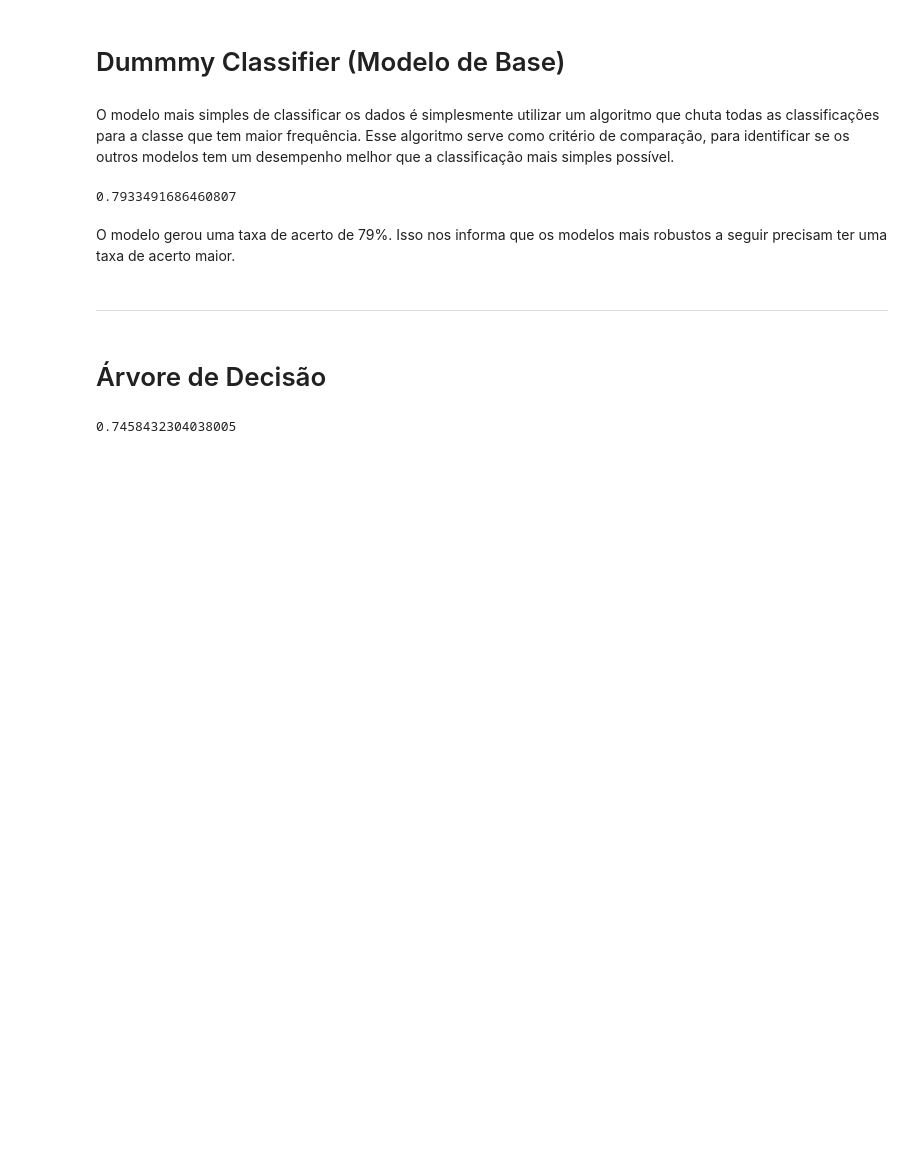
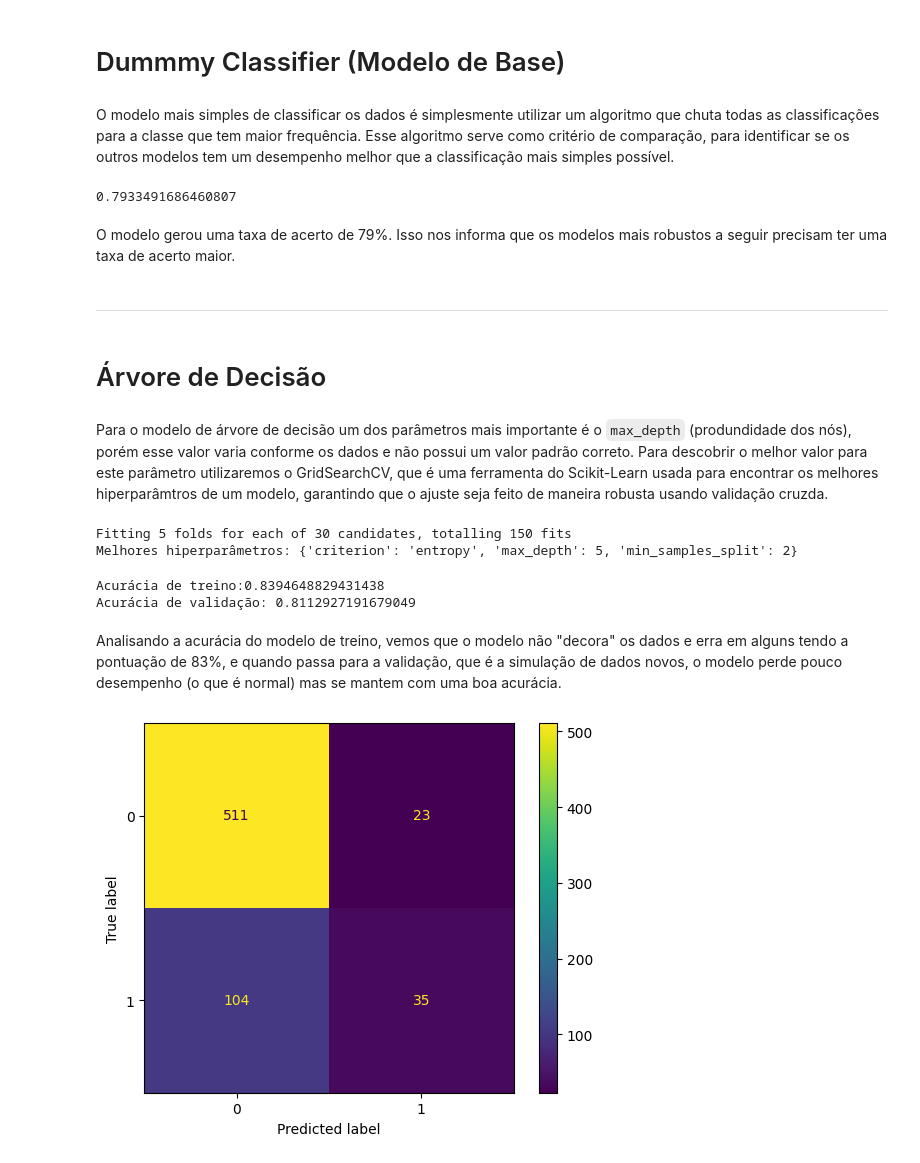
Before and after one commit to DieGod-DS/Wine_2.0, a Jupyter notebook: code/2.Modeling.ipynb, the cells around one changed output. Saved outputs shown, nothing was run; the diff lists cells and outputs as text; code cells hidden in the pictures; blank space fills up the shorter version.

```diff
--- a/code/2.Modeling.ipynb
+++ b/code/2.Modeling.ipynb
@@ -91,7 +92,11 @@ x = data1.drop(columns='quality', axis=1)
 
 y = data1['quality'] # alvo
 # %%
-x_train, x_test, y_train, y_test = train_test_split(x, y, random_state=1, test_size=0.2, stratify=y)
+# separando teste
+x, x_test, y, y_test = train_test_split(x, y, random_state=1, test_size=0.2, stratify=y)
+
+# separando treino e validação
+x_train, x_val, y_train, y_val = train_test_split(x,y, random_state=1, test_size=0.2, stratify=y)
 # %% [markdown]
 # Dummmy Classifier (Modelo de Base)
 # %% [markdown]
@@ -101,7 +106,7 @@ O modelo mais simples de classificar os dados é simplesmente utilizar um algori
 dummy = DummyClassifier()
 
 # ajustando modelo aos dados
-dummy.fit(x_train, y_train)
+dummy.fit(x, y)
 
 # avaliação
 dummy.score(x_test, y_test)
@@ -113,16 +118,54 @@ O modelo gerou uma taxa de acerto de 79%. Isso nos informa que os modelos mais r
 ____
 # %% [markdown]
 # Árvore de Decisão
+# %% [markdown]
+Para o modelo de árvore de decisão um dos parâmetros mais importante é o `max_depth` (produndidade dos nós), porém esse valor varia conforme os dados e não possui um valor padrão correto. Para descobrir o melhor valor para este parâmetro utilizaremos o GridSearchCV, que é uma ferramenta do Scikit-Learn usada para encontrar os melhores hiperparâmtros de um modelo, garantindo que o ajuste seja feito de maneira robusta usando validação cruzda.
+# %%
+# definindo os parâmetros a serem testados
+param_grid = {
+    'criterion': ['gini', 'entropy'],
+    'max_depth': [2,3,4,5,10],
+    'min_samples_split': [2,5,10]
+}
+
+# confirgura o gridsearchcv
+grid_s = GridSearchCV(estimator=DecisionTreeClassifier(random_state=1), param_grid=param_grid, cv=5, scoring='accuracy', verbose=1)
+
+# trina o gridsearch
+grid_s.fit(x,y)
+
+# exibe os melhores hiperparâmetros
+print('Melhores hiperparâmetros:', grid_s.best_params_)
+
+# melhor modelo
+best_model = grid_s.best_estimator_
+# %% [output]
+Fitting 5 folds for each of 30 candidates, totalling 150 fits
+Melhores hiperparâmetros: {'criterion': 'entropy', 'max_depth': 5, 'min_samples_split': 2}
 # %%
 # definindo modelo
-model_dt = DecisionTreeClassifier(random_state=1, )
+model_dt = DecisionTreeClassifier(criterion='entropy', max_depth=5, min_samples_split=2, random_state=1)
 
-# ajustando modelo aos dados
+# ajusta o modelo aos dados
 model_dt.fit(x_train, y_train)
 
-# prevendo valor
-model_dt.predict(x_test)
-
-model_dt.score(x_test, y_test)
+# avalia modelo nos dados de treino
+print(f'Acurácia de treino:{model_dt.score(x_train, y_train)}')
+print(f'Acurácia de validação: {model_dt.score(x_val, y_val)}')
 # %% [output]
-0.7458432304038005
+Acurácia de treino:0.8394648829431438
+Acurácia de validação: 0.8112927191679049
+# %% [markdown]
+Analisando a acurácia do modelo de treino, vemos que o modelo não "decora" os dados e erra em alguns tendo a pontuação de 83%, e quando passa para a validação, que é a simulação de dados novos, o modelo perde pouco desempenho (o que é normal) mas se mantem com uma boa acurácia.
+# %%
+# matriz de confusão
+y_pred = model_dt.predict(x_val)
+
+# define matriz de confusão
+matriz_confusao = confusion_matrix(y_val, y_pred)
+
+# visualizando matriz de confusão
+viz = ConfusionMatrixDisplay(confusion_matrix=matriz_confusao)
+viz.plot();
+# %% [output]
+[figure, added]
```
Also changed, not shown: parts of 6 cells of this notebook.
